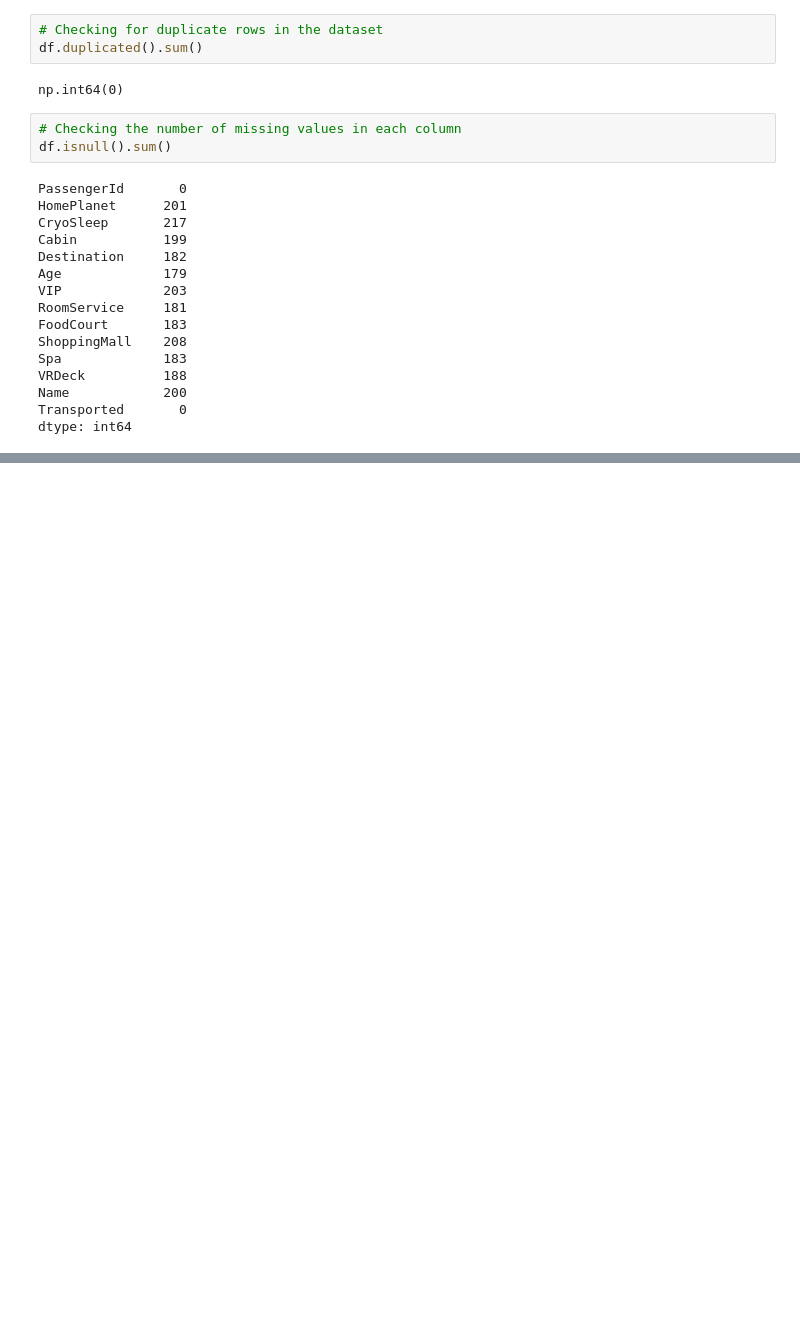
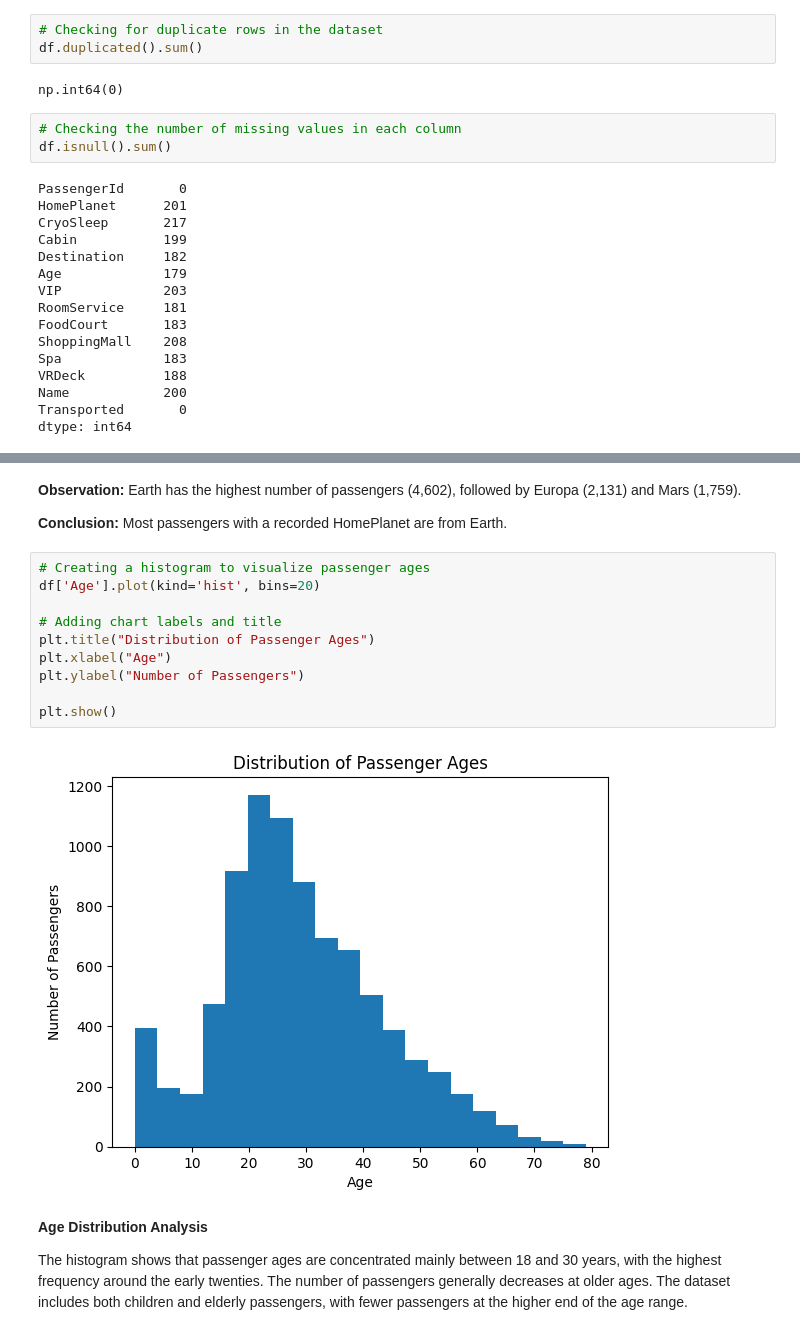
Before and after one commit to PragatiTripathi000/Spaceship-Titanic-ML, a Jupyter notebook: notebooks/spaceship_titanic_analysis.ipynb, the cells around one changed output, grey strips where cells are left out. Drawn from its saved outputs; the diff is of its cells as text; blank space fills up the shorter version.

```diff
--- a/notebooks/spaceship_titanic_analysis.ipynb
+++ b/notebooks/spaceship_titanic_analysis.ipynb
@@ -84,0 +221,20 @@ dtype: int64
+# %% [markdown]
+**Observation:** Earth has the highest number of passengers (4,602), followed by Europa (2,131) and Mars (1,759).
+
+**Conclusion:** Most passengers with a recorded HomePlanet are from Earth.
+# %%
+# Creating a histogram to visualize passenger ages
+df['Age'].plot(kind='hist', bins=20)
+
+# Adding chart labels and title
+plt.title("Distribution of Passenger Ages")
+plt.xlabel("Age")
+plt.ylabel("Number of Passengers")
+
+plt.show()
+# %% [output]
+[figure, added]
+# %% [markdown]
+**Age Distribution Analysis**
+
+The histogram shows that passenger ages are concentrated mainly between 18 and 30 years, with the highest frequency around the early twenties. The number of passengers generally decreases at older ages. The dataset includes both children and elderly passengers, with fewer passengers at the higher end of the age range.
```
Also changed, not shown: parts of 34 cells of this notebook.
